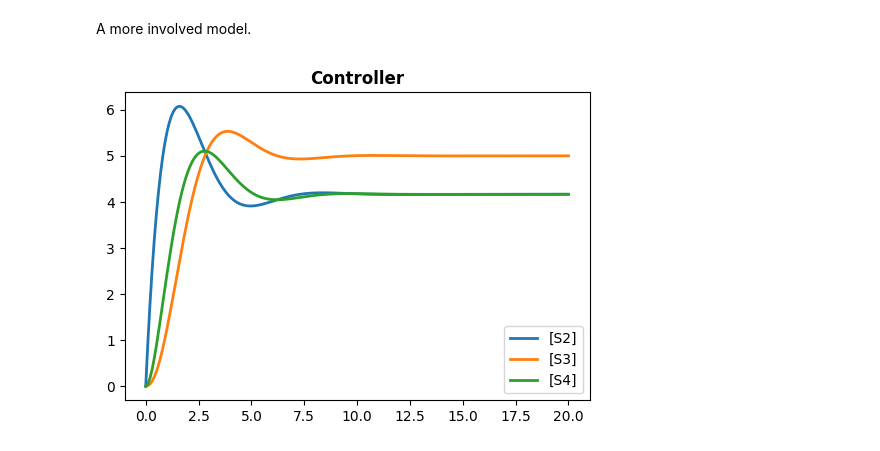
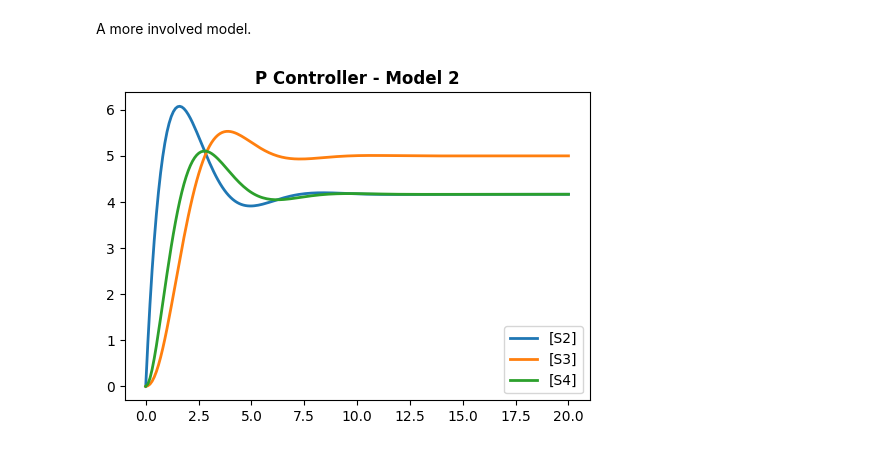
Before and after one commit to joseph-hellerstein/advanced-controls-lectures, a Jupyter notebook: lectures/lecture_04-writing-antimony-models/writing_antimony_models.ipynb, the cells around one changed output. Saved outputs shown, nothing was run; the diff lists cells and outputs as text; code cells hidden in the pictures.

```diff
--- a/lectures/lecture_04-writing-antimony-models/writing_antimony_models.ipynb
+++ b/lectures/lecture_04-writing-antimony-models/writing_antimony_models.ipynb
@@ -99,7 +81,8 @@ k2 =2
 """
 # %%
 # Function that adjust model parameters
-def plotModel(model=MODEL2, parameter_dct=None, times=np.linspace(0, 5, 50), title="", is_plot=True):
+def plotModel(model=MODEL2, parameter_dct=None,
+              times=np.linspace(0, 5, 50), title="", is_plot=True):
     """
     Plots the simulation with the specified parameter values.
 
@@ -232,30 +278,30 @@ _ = plotModel(model=CONTROLLED_MODEL2, times=np.linspace(0, 50, 500),
 # %% [markdown]
 A more involved model.
 # %%
-CONTROLLED_MODEL2 = """
+P_CONTROL2 = """
 species S1, S2, S3
 
 $S1 -> S2; k1*S1
 S2 -> S3; k2*S2
 S3 -> S2; k3*S3
 S2 -> S4; k4*S2
 S4 ->S3; k5*S4
 
 S1 = 0. # Dummy value
 S2 = 0
 S3 = 0
 k1 = 1
 k2 = 0.2
 k3 = 1
 k4 = 1
 k5 = 1
 setpoint = 5
 kP = 0. # Dummy value
 
 e := setpoint - S3
 $S1 := kP*e
 """
-_ = plotModel(model=CONTROLLED_MODEL2, times=np.linspace(0, 20, 200),
-              parameter_dct=dict(setpoint=5, kP=2), title="Controller")
+_ = plotModel(model=P_CONTROL2, times=np.linspace(0, 20, 200),
+              parameter_dct=dict(setpoint=5, kP=2), title="P Controller - Model 2")
 # %% [output]
-[figure, old version]
+[figure, new version]
```
Also changed, not shown: parts of 11 cells of this notebook.
